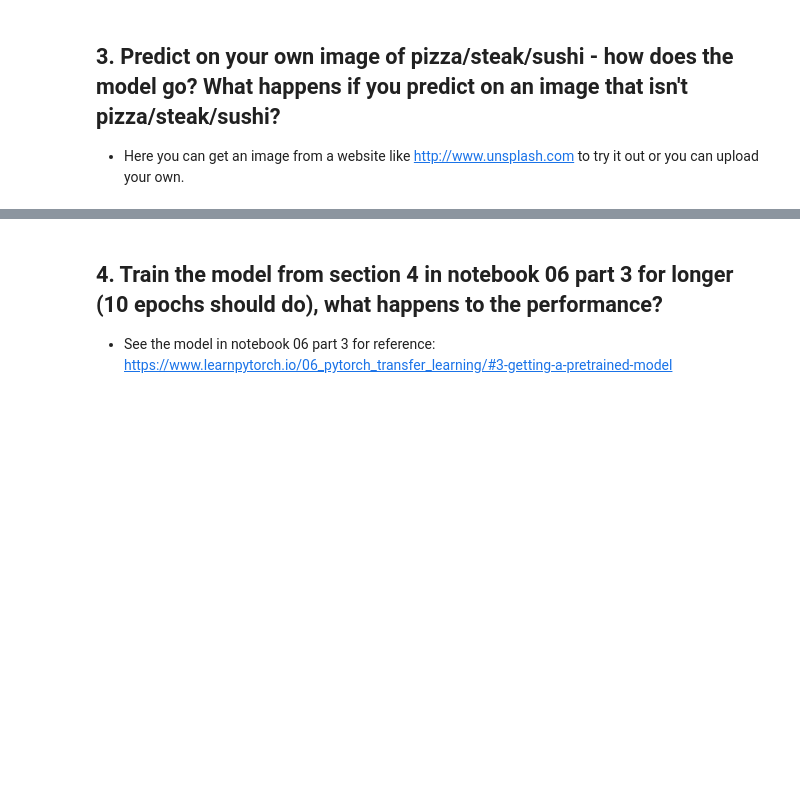
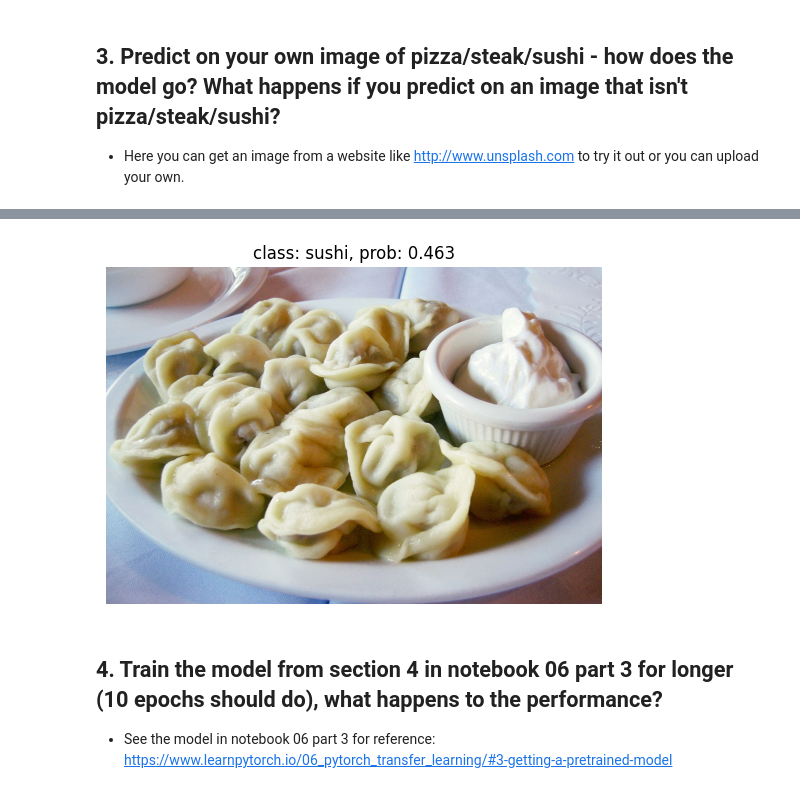
Before and after one commit to AntonTroitskii/pytorch-deep-learning, a Jupyter notebook: my_sol_exercises/06_pytorch_transfer_learning_exercises.ipynb, the cells around one changed output, grey strips where cells are left out. Drawn from its saved outputs; the diff is of its cells as text; code cells hidden in the pictures; blank space fills up the shorter version.

```diff
--- a/my_sol_exercises/06_pytorch_transfer_learning_exercises.ipynb
+++ b/my_sol_exercises/06_pytorch_transfer_learning_exercises.ipynb
@@ -161,9 +177,12 @@ output_shape = len(class_names)
 # Recreate the classifier layer and seed it to the target device
 model_0.classifier = torch.nn.Sequential(
     torch.nn.Dropout(p=0.2, inplace=True),
-    torch.nn.Linear(in_features=1280,
-                    out_features=output_shape, # same number of output units as our number of classes
-                    bias=True)).to(device)
+    torch.nn.Linear(
+        in_features=1280,
+        out_features=output_shape,  # same number of output units as our number of classes
+        bias=True,
+    ),
+).to(device)
 # %%
 summary(model_0, input_size=(1, 3, 224, 224))
 # %% [output]
@@ -328,21 +353,29 @@ You'll want to:
 * Sort DataFrame by pred prob (descending)
 * Plot the top 5 "most wrong" image predictions
 # %%
- # DONE
+# DONE
 
 import pandas as pd
+
 samples_data = test_dataloader.dataset.samples
 samples = [item[0] for item in samples_data]
 test_probs = [float(i[i.argmax()]) for i in test_prob]
 
-df_pred = pd.DataFrame({'sample': samples , 'predictions': test_pred, 'targets': test_target, 'probability': test_probs})
-df_pred = df_pred.astype({'targets': 'int16'})
-df_pred['correct'] = df_pred['predictions'] == df_pred['targets']
-df_pred = df_pred.sort_values(['correct', 'probability'], ascending=[True, True])
+df_pred = pd.DataFrame(
+    {
+        "sample": samples,
+        "predictions": test_pred,
+        "targets": test_target,
+        "probability": test_probs,
+    }
+)
+df_pred = df_pred.astype({"targets": "int16"})
+df_pred["correct"] = df_pred["predictions"] == df_pred["targets"]
+df_pred = df_pred.sort_values(["correct", "probability"], ascending=[True, True])
 
 
 df_top5 = df_pred[:5]
-p = df_top5['sample'].iloc[0]
+p = df_top5["sample"].iloc[0]
 df_top5
 
 # In the solution creates list where save dict for each item.
@@ -449,8 +520,10 @@ FileNotFoundError: [Errno 2] No such file or directory: '/content/data\\images/p
 # %%
 # DONE: Get an image of not pizza/steak/sushi
-img_path = data_path / 'pelmeni.jpg'
+img_path = my_data_path / "pelmeni.png"
 
 pred_and_plot_img(model_0, img_path)
+# %% [output]
+[figure, added]
 # %% [markdown]
 ## 4. Train the model from section 4  in notebook 06 part 3 for longer (10 epochs should do), what happens to the performance?
 
```
Also changed, not shown: parts of 39 cells of this notebook.
